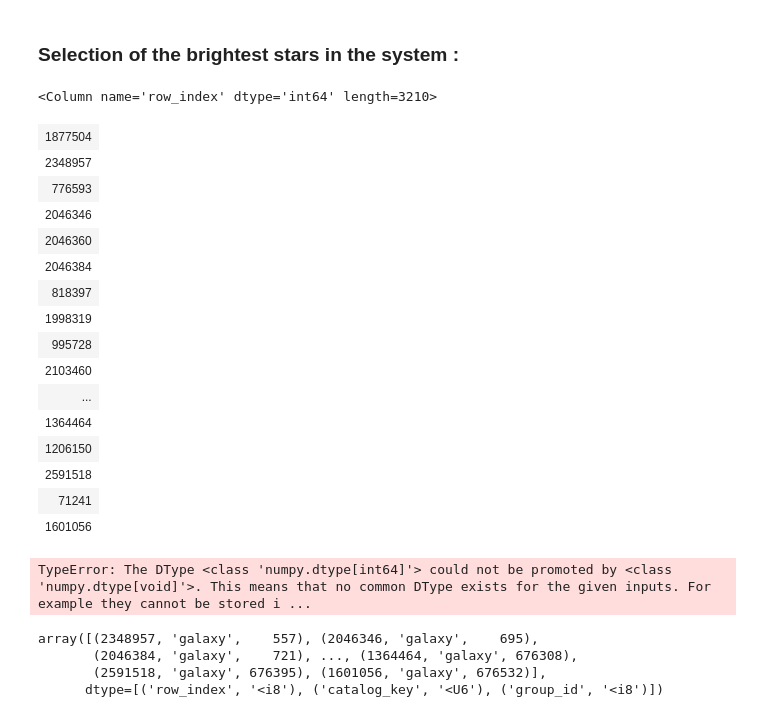
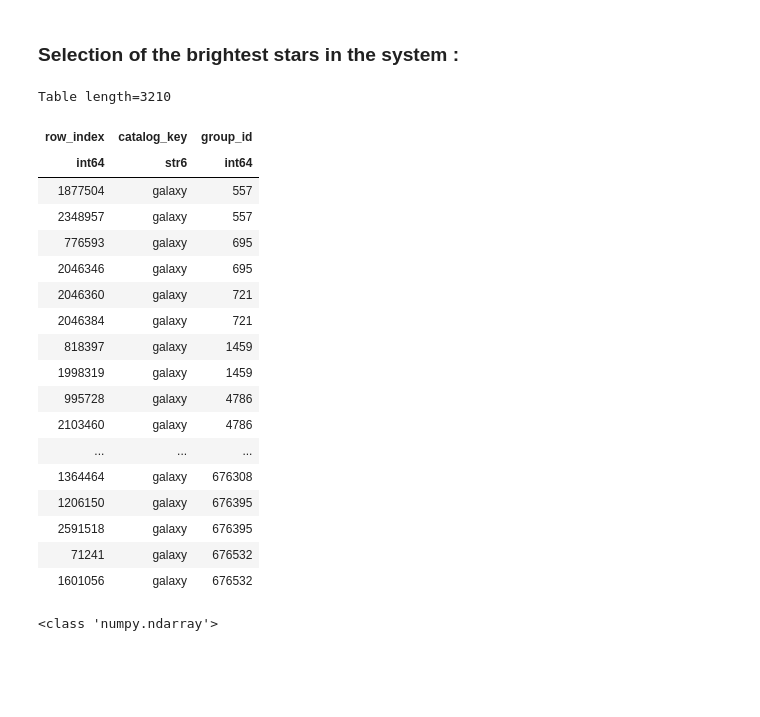
Before and after one commit to GabrielFrugier/stage_LSST, a Jupyter notebook: study_with_background_galaxies_for_2_1_syst.ipynb, the cells around one changed output. Saved outputs shown, nothing was run; the diff lists cells and outputs as text; code cells hidden in the pictures; blank space fills up the shorter version.

```diff
--- a/study_with_background_galaxies_for_2_1_syst.ipynb
+++ b/study_with_background_galaxies_for_2_1_syst.ipynb
@@ -573,23 +549,25 @@ ind_truth_all_2_1_back_good3= results[truth_mask][np.in1d(results[truth_mask]['r
-# %%
-ind_truth_all_2_1_back_good3
-# %% [output]
-<Column name='row_index' dtype='int64' length=3210>
-| 1877504 |
-| 2348957 |
-| 776593 |
-| 2046346 |
-| 2046360 |
-| 2046384 |
-| 818397 |
-| 1998319 |
-| 995728 |
-| 2103460 |
-| ... |
-| 1364464 |
-| 1206150 |
-| 2591518 |
-| 71241 |
-| 1601056 |
+# %%
+results[truth_mask][np.in1d(results[truth_mask]['row_index'],ind_truth_all_2_1_back_good3)]
+# %% [output]
+Table length=3210
+| row_index | catalog_key | group_id |
+| int64 | str6 | int64 |
+| 1877504 | galaxy | 557 |
+| 2348957 | galaxy | 557 |
+| 776593 | galaxy | 695 |
+| 2046346 | galaxy | 695 |
+| 2046360 | galaxy | 721 |
+| 2046384 | galaxy | 721 |
+| 818397 | galaxy | 1459 |
+| 1998319 | galaxy | 1459 |
+| 995728 | galaxy | 4786 |
+| 2103460 | galaxy | 4786 |
+| ... | ... | ... |
+| 1364464 | galaxy | 676308 |
+| 1206150 | galaxy | 676395 |
+| 2591518 | galaxy | 676395 |
+| 71241 | galaxy | 676532 |
+| 1601056 | galaxy | 676532 |
 # %%
 brightest_galaxies= [] #np.zeros(len(ind_truth_all_2_1_back3_good3))
 faintest_galaxies= [] #np.zeros(len(ind_truth_all_2_1_back3_good3))
@@ -603,17 +581,13 @@ for i in tqdm(np.arange(0, len(ind_truth_all_2_1_back_good3), 2)):
     if (truth_data['mag_i'][ind_truth_all_2_1_back_good3[i-2]] < truth_data['mag_i'][ind_truth_all_2_1_back_good3[i-1]]) :
         brightest_galaxies.append(ind_truth_all_2_1_back_good3[i-1])
         faintest_galaxies.append(ind_truth_all_2_1_back_good3[i-2])
+# %%
+brightest_galaxies=np.array(brightest_galaxies)
+
+print(type(brightest_galaxies))
+# %% [output]
+<class 'numpy.ndarray'>
 # %%
-brightest_galaxies=np.array(brightest_galaxies)
-brightest_galaxies=results[truth_mask][np.in1d(results[truth_mask]['row_index'], brightest_galaxies)]
+ind_brightest_galaxies=results[truth_mask][np.in1d(results[truth_mask]['row_index'], brightest_galaxies)]['row_index']
-# %% [output]
-TypeError: The DType <class 'numpy.dtype[int64]'> could not be promoted by <class 'numpy.dtype[void]'>. This means that no common DType exists for the given inputs. For example they cannot be stored i ...
-# %%
-brightest_galaxies
-# %% [output]
-array([(2348957, 'galaxy',    557), (2046346, 'galaxy',    695),
-       (2046384, 'galaxy',    721), ..., (1364464, 'galaxy', 676308),
-       (2591518, 'galaxy', 676395), (1601056, 'galaxy', 676532)],
-      dtype=[('row_index', '<i8'), ('catalog_key', '<U6'), ('group_id', '<i8')])
 # %%
 faintest_galaxies=np.array(faintest_galaxies)
```
Also changed, not shown: parts of 15 cells of this notebook, 1 other file.
